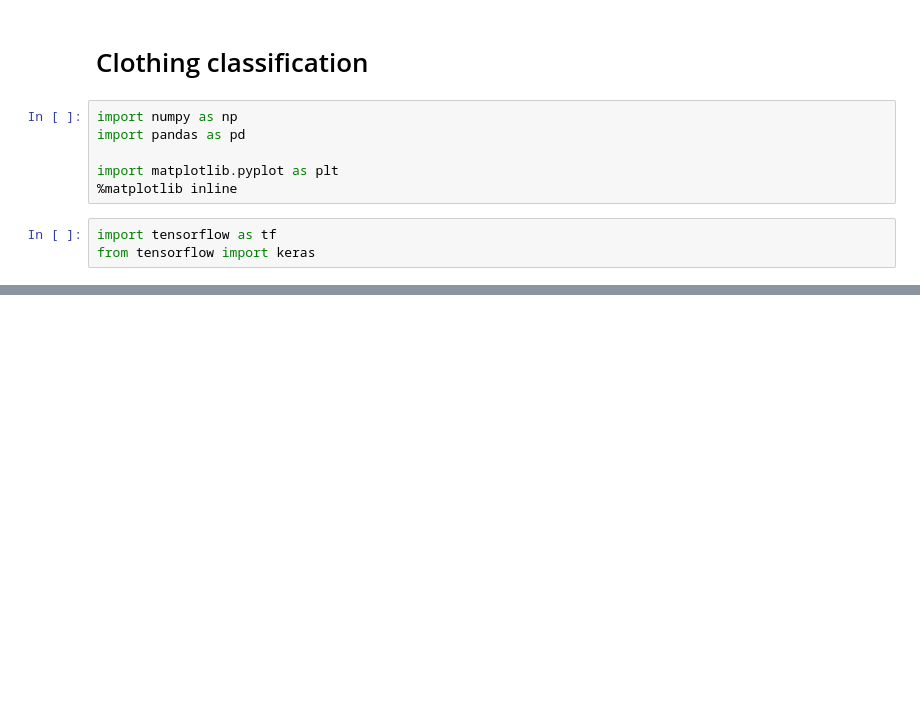
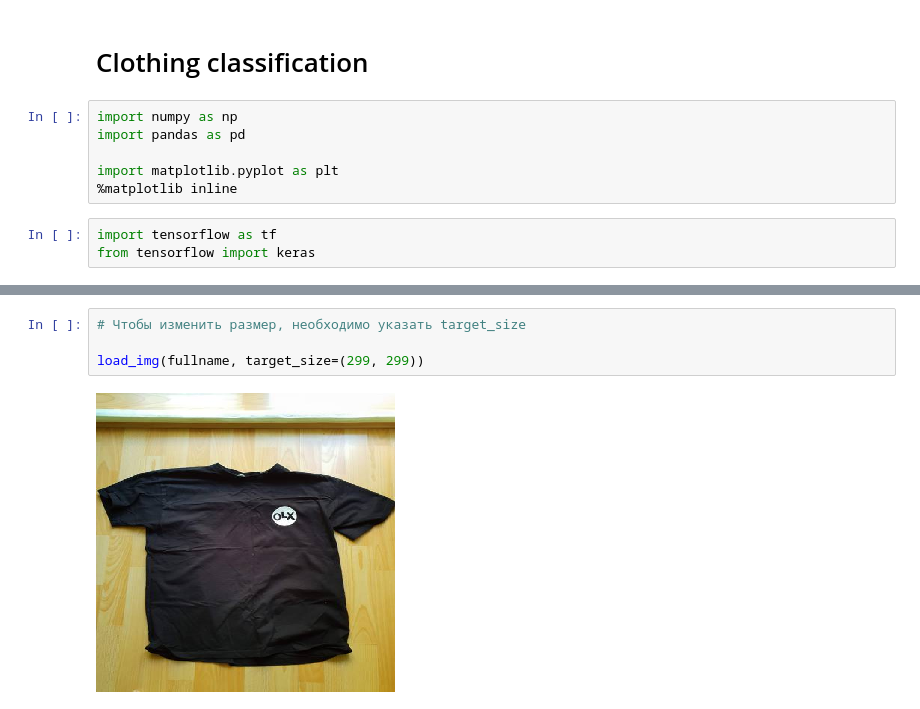
Before and after one commit to EgorSinitsyn/ML_BookCamp, a Jupyter notebook: [7] Neural_Nets/chapter-07-clothing.ipynb, the cells around one changed output, grey strips where cells are left out. Cells and saved outputs as stored; diff of their text form; blank space fills up the shorter version.

```diff
--- a/[7] Neural_Nets/chapter-07-clothing.ipynb
+++ b/[7] Neural_Nets/chapter-07-clothing.ipynb
@@ -21,0 +33,6 @@ Resolving deltas: 100% (10/10), done.
+# %%
+# Чтобы изменить размер, необходимо указать target_size
+
+load_img(fullname, target_size=(299, 299))
+# %% [output]
+[figure, added]
```
Also changed, not shown: parts of 26 cells of this notebook, 1 other file.
